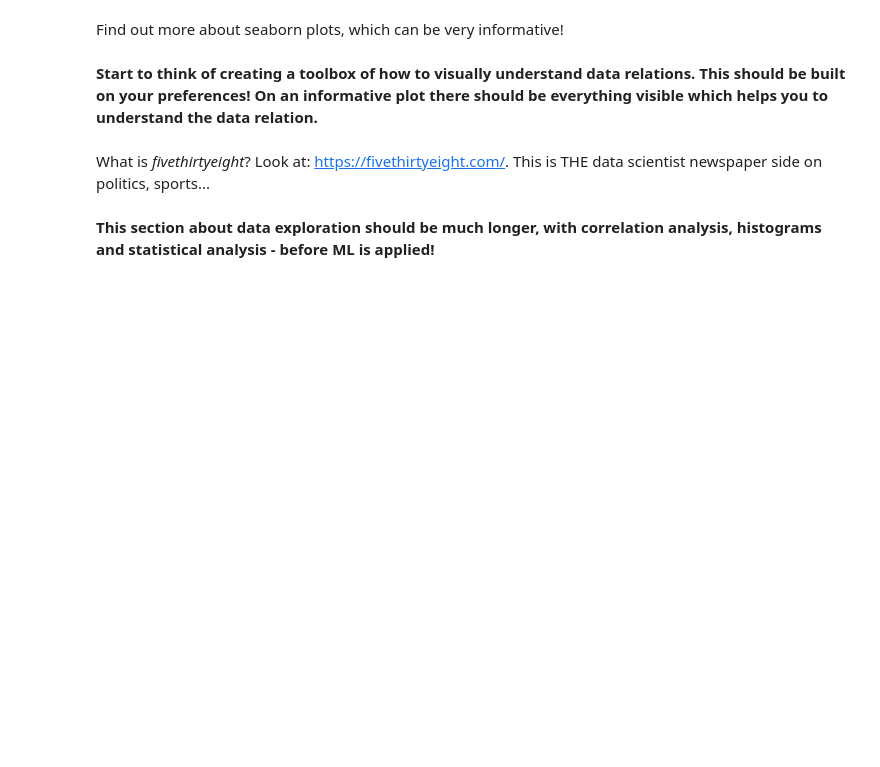
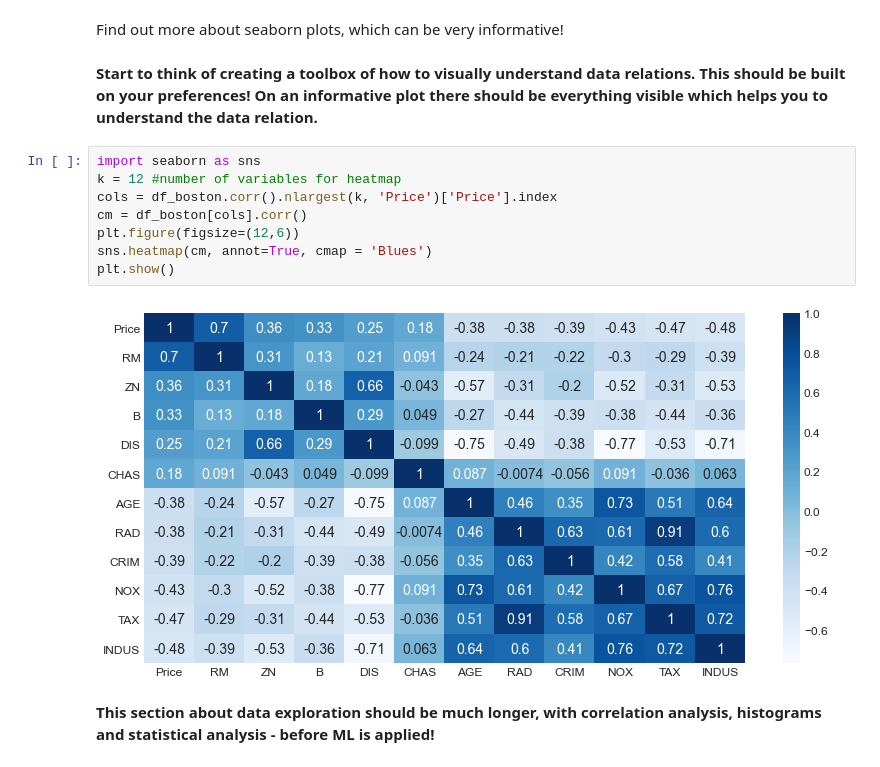
Before and after one commit to iubh/DLMDSML01, a Jupyter notebook: Q_A_Sessions/03_regression/03_regression.ipynb, the cells around one changed output. Cells and saved outputs as stored; diff of their text form; blank space fills up the shorter version.

```diff
--- a/Q_A_Sessions/03_regression/03_regression.ipynb
+++ b/Q_A_Sessions/03_regression/03_regression.ipynb
@@ -100,8 +100,16 @@ ax = sns.distplot(df_boston.Price)
 Find out more about seaborn plots, which can be very informative!
 # %% [markdown]
 **Start to think of creating a toolbox of how to visually understand data relations. This should be built on your preferences! On an informative plot there should be everything visible which helps you to understand the data relation.**
-# %% [markdown]
-What is *fivethirtyeight*? Look at: https://fivethirtyeight.com/. This is THE data scientist newspaper side on politics, sports...
+# %%
+import seaborn as sns
+k = 12 #number of variables for heatmap
+cols = df_boston.corr().nlargest(k, 'Price')['Price'].index
+cm = df_boston[cols].corr()
+plt.figure(figsize=(12,6))
+sns.heatmap(cm, annot=True, cmap = 'Blues')
+plt.show()
+# %% [output]
+[figure, added]
 # %% [markdown]
 **This section about data exploration should be much longer, with correlation analysis, histograms and statistical analysis - before ML is applied!**
 # %% [markdown]
```
Also changed, not shown: parts of 51 cells of this notebook, 1 other file.
